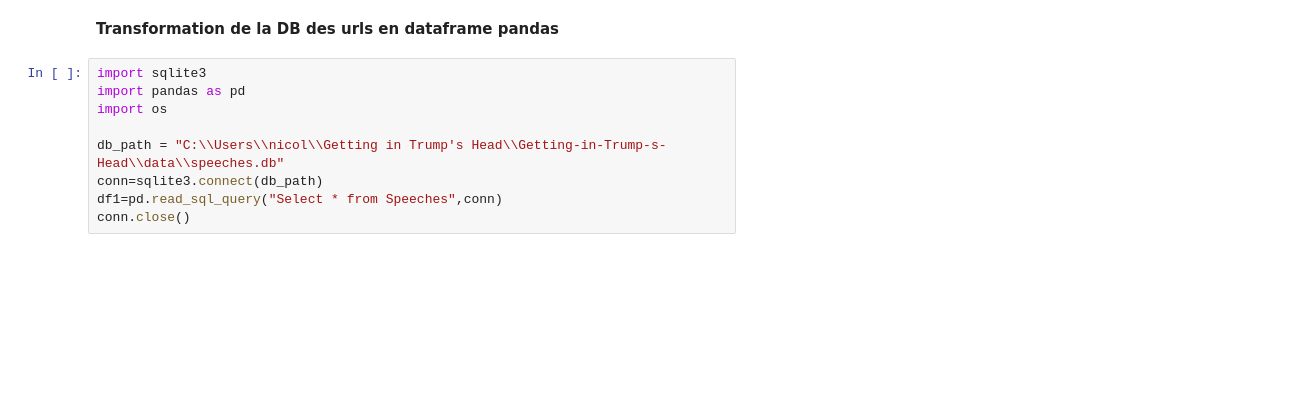
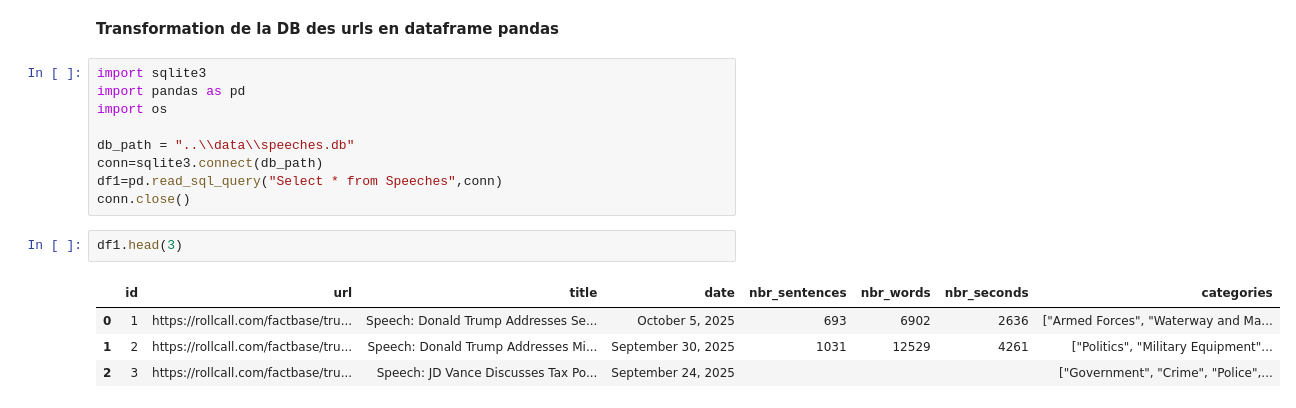
Before and after one commit to NgrimaldiN/Getting-in-Trump-s-Head, a Jupyter notebook: notebooks/test_db.ipynb, the cells around one changed output. Cells and saved outputs as stored; diff of their text form; blank space fills up the shorter version.

```diff
--- a/notebooks/test_db.ipynb
+++ b/notebooks/test_db.ipynb
@@ -5,8 +5,15 @@ import sqlite3
 import pandas as pd
 import os
 
-db_path = "C:\\Users\\nicol\\Getting in Trump's Head\\Getting-in-Trump-s-Head\\data\\speeches.db"
+db_path = "..\\data\\speeches.db"
 conn=sqlite3.connect(db_path)
 df1=pd.read_sql_query("Select * from Speeches",conn)
 conn.close()
+# %%
+df1.head(3)
+# %% [output]
+|  | id | url | title | date | nbr_sentences | nbr_words | nbr_seconds | categories |
+| 0 | 1 | https://rollcall.com/factbase/tru... | Speech: Donald Trump Addresses Se... | October 5, 2025 | 693 | 6902 | 2636 | ["Armed Forces", "Waterway and Ma... |
+| 1 | 2 | https://rollcall.com/factbase/tru... | Speech: Donald Trump Addresses Mi... | September 30, 2025 | 1031 | 12529 | 4261 | ["Politics", "Military Equipment"... |
+| 2 | 3 | https://rollcall.com/factbase/tru... | Speech: JD Vance Discusses Tax Po... | September 24, 2025 |  |  |  | ["Government", "Crime", "Police",... |
 # %%
```
Also changed, not shown: parts of 13 cells of this notebook, 1 other file.
